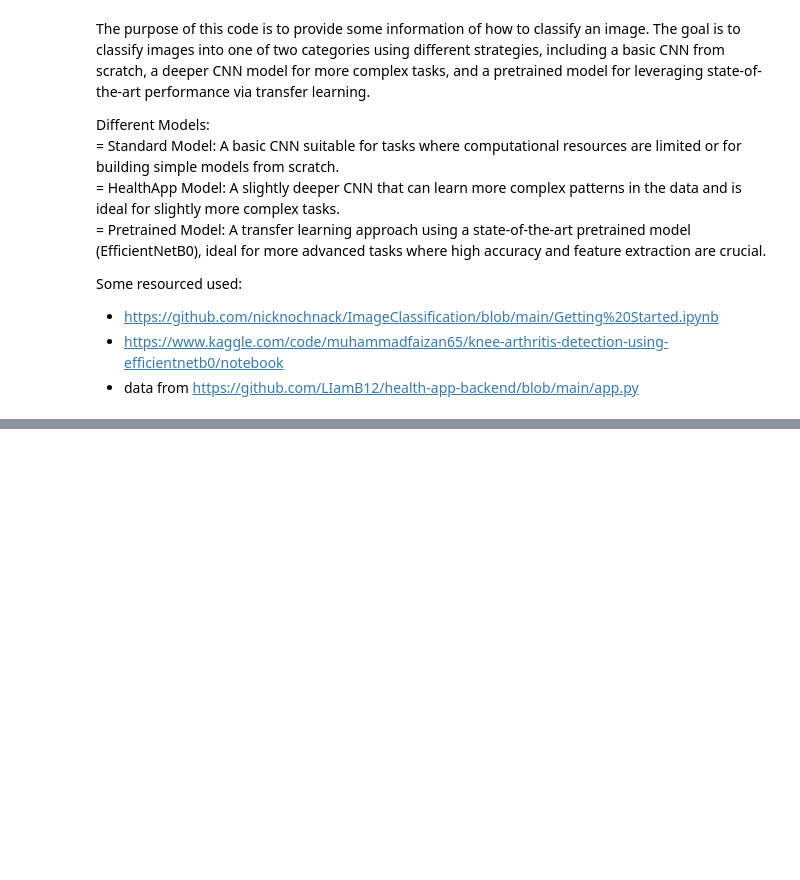
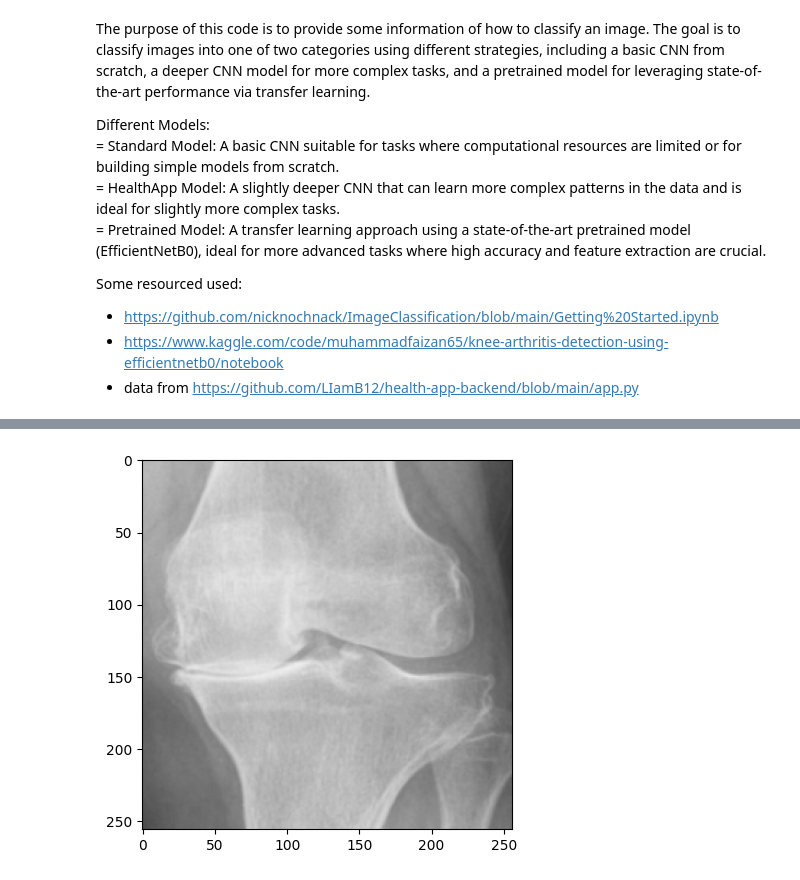
Before and after one commit to eular-research/ATAi_advance_notebooks, a Jupyter notebook: notebooks/image-classifier_disease.ipynb, the cells around one changed output, grey strips where cells are left out. Cells and saved outputs as stored; diff of their text form; code cells hidden in the pictures; blank space fills up the shorter version.

```diff
--- a/notebooks/image-classifier_disease.ipynb
+++ b/notebooks/image-classifier_disease.ipynb
@@ -397,0 +270,6 @@ Predicted class is not arthritis
+# %%
+resize = tf.image.resize(img, (256,256))
+plt.imshow(resize.numpy().astype(int))
+plt.show()
+# %% [output]
+[figure, added]
```
Also changed, not shown: parts of 63 cells of this notebook, 1 other file.
